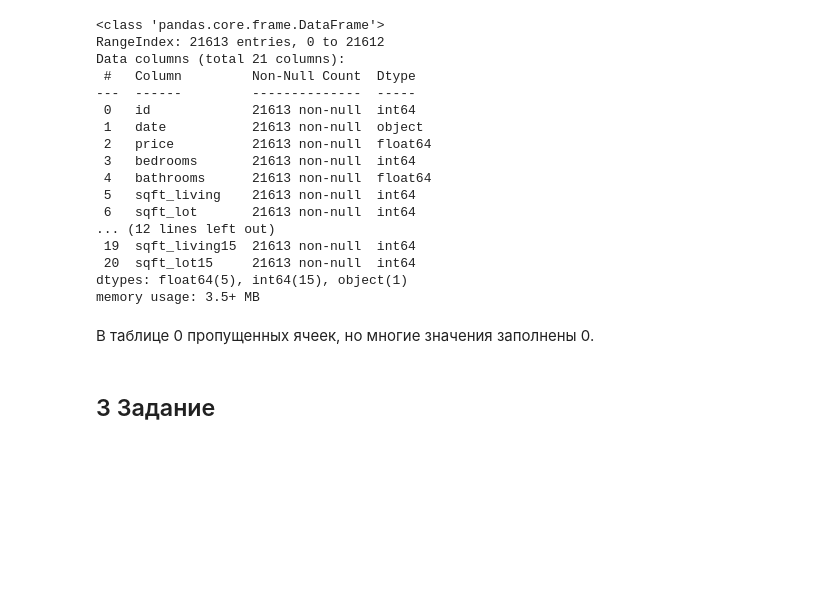
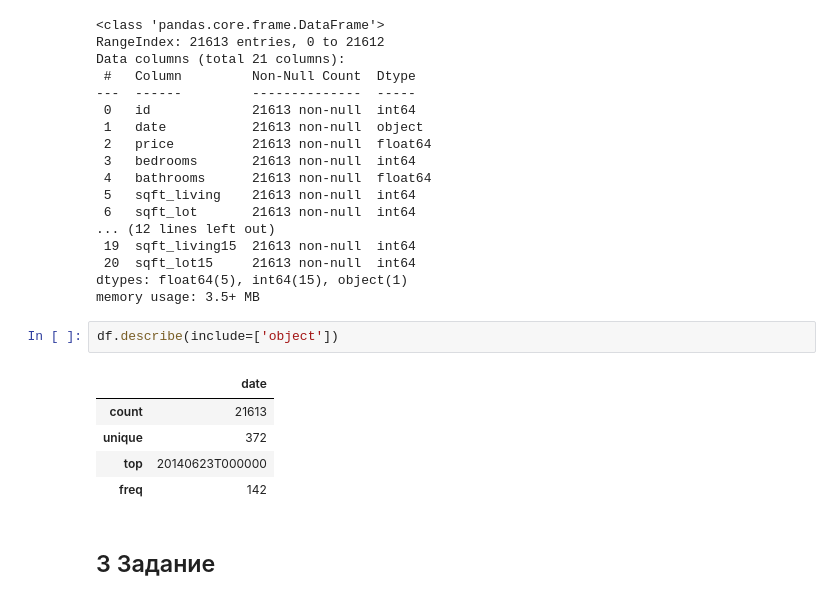
Before and after one commit to kilnis/DS-Projects, a Jupyter notebook: task_2.ipynb, the cells around one changed output. Drawn from its saved outputs; the diff is of its cells as text; blank space fills up the shorter version.

```diff
--- a/task_2.ipynb
+++ b/task_2.ipynb
@@ -81,8 +78,14 @@ Data columns (total 21 columns):
  20  sqft_lot15     21613 non-null  int64
 dtypes: float64(5), int64(15), object(1)
 memory usage: 3.5+ MB
-# %% [markdown]
-В таблице 0 пропущенных ячеек, но многие значения заполнены 0.
+# %%
+df.describe(include=['object'])
+# %% [output]
+|  | date |
+| count | 21613 |
+| unique | 372 |
+| top | 20140623T000000 |
+| freq | 142 |
 # %% [markdown]
 ## 3 Задание
 # %% [markdown]
```
Also changed, not shown: parts of 8 cells of this notebook.
